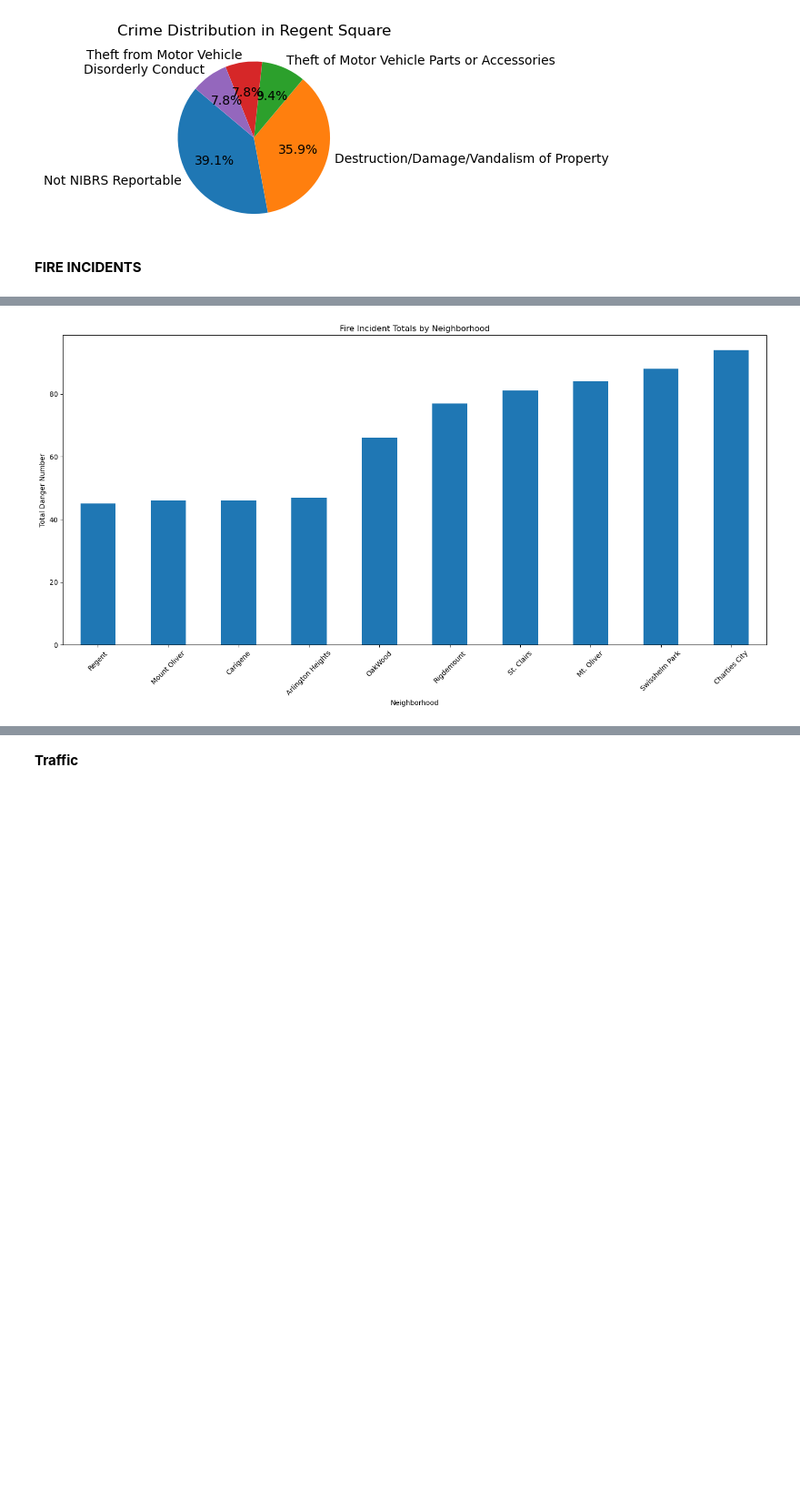
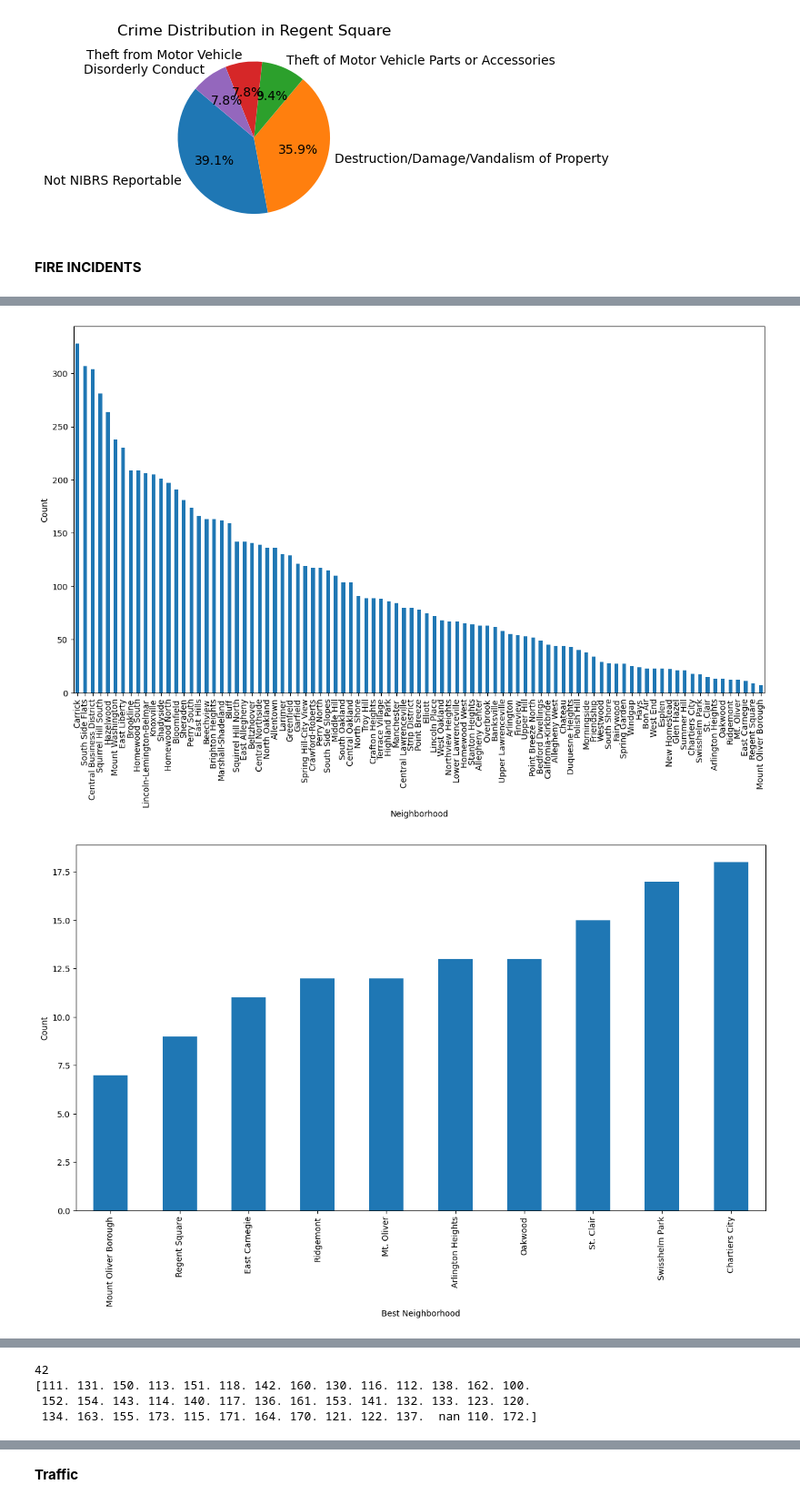
Before and after one commit to XRM2/Final-Project, a Jupyter notebook: FinalNotebook.ipynb, the cells around one changed output, grey strips where cells are left out. Shown at 91% size. Saved outputs shown, nothing was run; the diff lists cells and outputs as text; code cells hidden in the pictures; blank space fills up the shorter version.

```diff
--- a/FinalNotebook.ipynb
+++ b/FinalNotebook.ipynb
@@ -65,6 +65,79 @@ import pandas as pd
 import numpy as np
 %matplotlib inline
 import matplotlib.pyplot as plt
+##looking at how the data is
+fire= pd.read_csv("Kali'sFiredata.csv")
+## not usful for the total thing and just adds space below uncomment if you want to see print (fire.head(10))
+
+##seeing the uquie neighborhoods
+unique_order= fire['neighborhood'].unique()
+print (len(unique_order))
+print (unique_order)
+
+
+##amount of fire per neighborhood
+ne_Name = fire['neighborhood']
+neg = ne_Name.value_counts()
+neg.plot(kind='bar', figsize=(15, 8))
+plt.xlabel('Neighborhood')
+plt.ylabel('Count')
+plt.show()
+
+##top ten least
+neg=neg.nsmallest(n=10)
+negplot = neg.plot(kind='bar', figsize=(15, 8))
+plt.xlabel('Best Neighborhood')
+plt.ylabel('Count')
+plt.show()
+
+##Top ten most so they can be excluded from the safest neighborhood even if they rank high in others
+ne_Name1 = fire['neighborhood']
+neg1 = (ne_Name1.value_counts())
+neg1=neg1.nlargest(n=10)
+negplot1 = neg1.plot(kind='bar', figsize=(15, 8))
+plt.xlabel('Bad Neighborhood')
+plt.ylabel('Count')
+plt.show()
+
+##Unique digits repsenting what type of fires so I can google what they mean
+unique_order= fire['incident_type'].unique()
+print (len(unique_order))
+print (unique_order)
+
+
+##Seeing which indecnet is the most common
+in_Name = fire['incident_type']
+in_ty = (in_Name.value_counts())
+incident_Plot = in_ty.plot(kind='bar', figsize=(15, 8))
+plt.xlabel('incident_type')
+plt.ylabel('Count')
+plt.show()
+
+
+##Pie charts for the top ten with the least amount of fires and to see how many of each indent they have
+ne_Name = fire['neighborhood']
+ne_Name = fire['neighborhood']
+neg = ne_Name.value_counts().nsmallest(n=10).index.tolist()
+def show_counts(pct, all_vals):
+    total = sum(all_vals)
+    count = int(round(pct * total / 100.0))
+    return f'{count}'
+for fire1 in neg:
+    sub = fire[fire['neighborhood'] == fire1]
+    flame = sub['incident_type'].value_counts()
+    plt.figure(figsize=(6, 6))
+    plt.pie(
+        flame,
+        labels=flame.index,
+        autopct=lambda pct: show_counts(pct, flame),
+        startangle=140
+    )
+    plt.title(f'Fire Incident Type in {fire1}')
+    plt.tight_layout()
+    plt.show()
+
+
+
 fire= pd.read_csv("Kali'sFiredata.csv")
 fire111= 9
 fire131= 7
@@ -129 +219,2 @@ plt.show()
-[figure, old version]
+[figure, new version]
+[figure, added]
@@ -129,0 +222,4 @@ plt.show()
+42
+[111. 131. 150. 113. 151. 118. 142. 160. 130. 116. 112. 138. 162. 100.
+ 152. 154. 143. 114. 140. 117. 136. 161. 153. 141. 132. 133. 123. 120.
+ 134. 163. 155. 173. 115. 171. 164. 170. 121. 122. 137.  nan 110. 172.]
```
Also changed, not shown: parts of 4 cells of this notebook.
